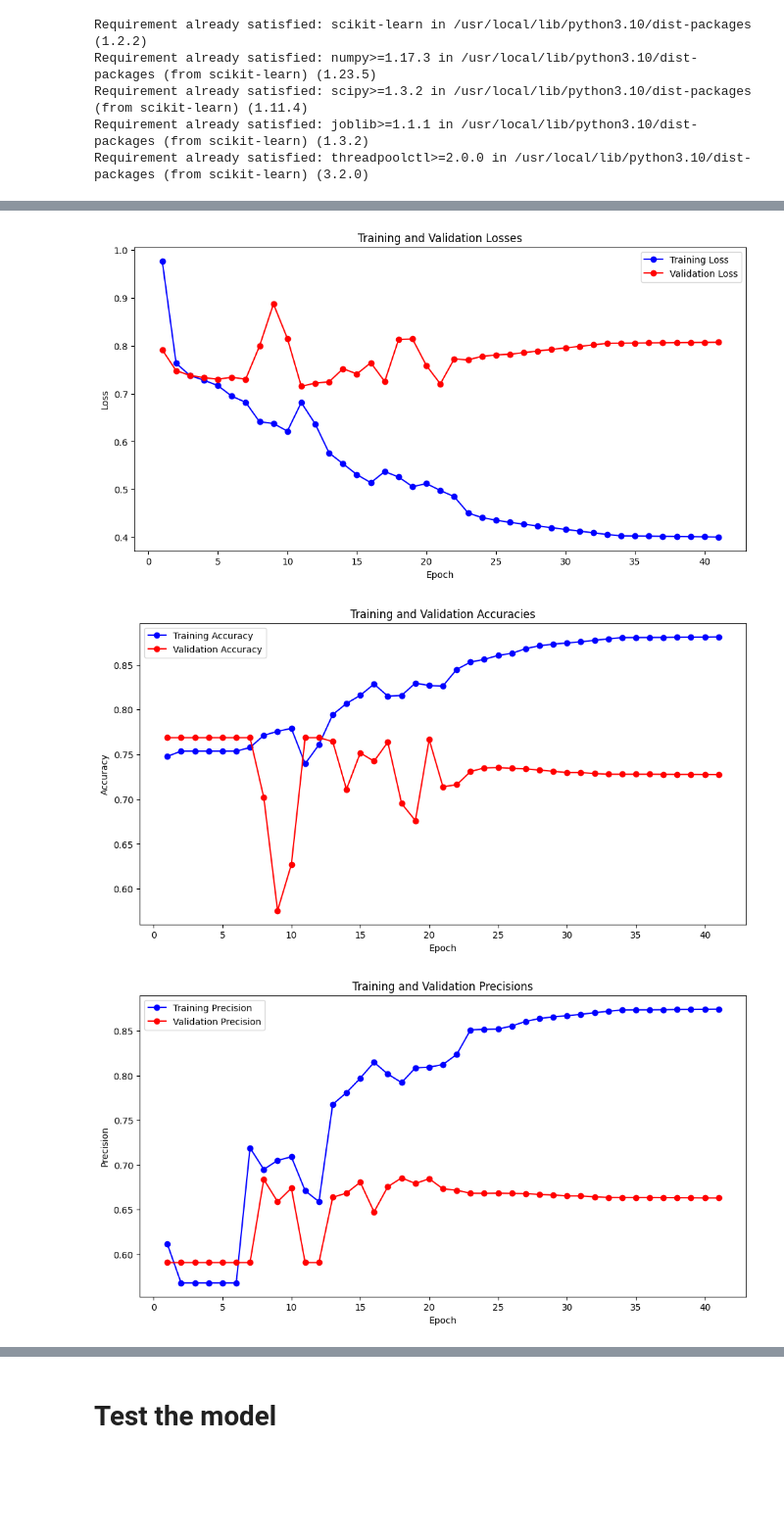
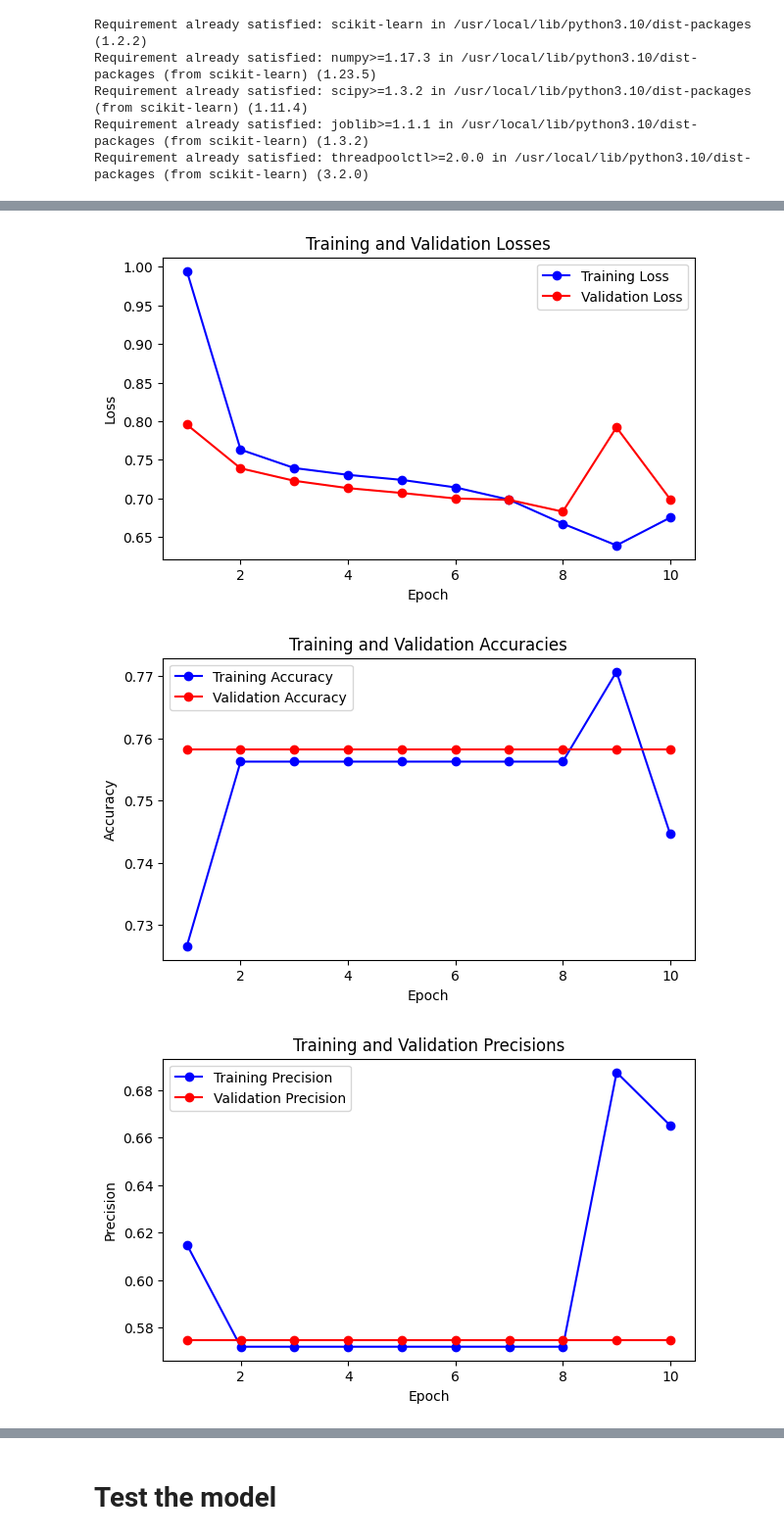
Before and after one commit to vinnyonodu/Auto-RASE_txt_tagging_SpanBERT_research, a Jupyter notebook: SpanBert.ipynb, the cells around one changed output, grey strips where cells are left out. Shown: that part at 98% size. Drawn from its saved outputs; the diff is of its cells as text; code cells hidden in the pictures; blank space fills up the shorter version.

```diff
--- a/SpanBert.ipynb
+++ b/SpanBert.ipynb
@@ -242,7 +247,7 @@ val_recalls = []
 
 # Training Loop
 model.train()
-for epoch in range(500):  # Adjust the number of epochs as needed
+for epoch in range(10):  # Adjust the number of epochs as needed
     total_loss = 0
     all_predictions = []
     all_labels = []
@@ -382,7 +387,7 @@ import matplotlib.pyplot as plt
 epochs = range(1, len(train_losses) + 1)
 
 def ploty(title, title_plural, train_values, val_values, epochs):
-    plt.figure(figsize=(12, 6))
+    plt.figure(figsize=(7, 4))
     plt.plot(epochs, train_values, 'bo-', label=f'Training {title}')
     plt.plot(epochs, val_values, 'ro-', label=f'Validation {title}')
     plt.title(f'Training and Validation {title_plural}')
@@ -407,33 +412,33 @@ ploty(
     train_values = train_accuracies,
     val_values = val_accuracies,
     epochs = epochs
 )
 
 
 ploty(
     title="Precision",
     title_plural = "Precisions",
     train_values = train_precisions,
     val_values = val_precisions,
     epochs = epochs
 )
 
 ploty(
     title="Recall",
     title_plural = "Recalls",
     train_values = train_recalls,
     val_values = val_recalls,
     epochs = epochs
 )
 
 ploty(
     title="F1 Score",
     title_plural = "F1 Scores",
     train_values = train_f1s,
     val_values = val_f1s,
     epochs = epochs
 )
 # %% [output]
-[figure, old version]
+[figure, new version]
-[figure, old version]
+[figure, new version]
-[figure, old version]
+[figure, new version]
```
Also changed, not shown: parts of 8 cells of this notebook.
